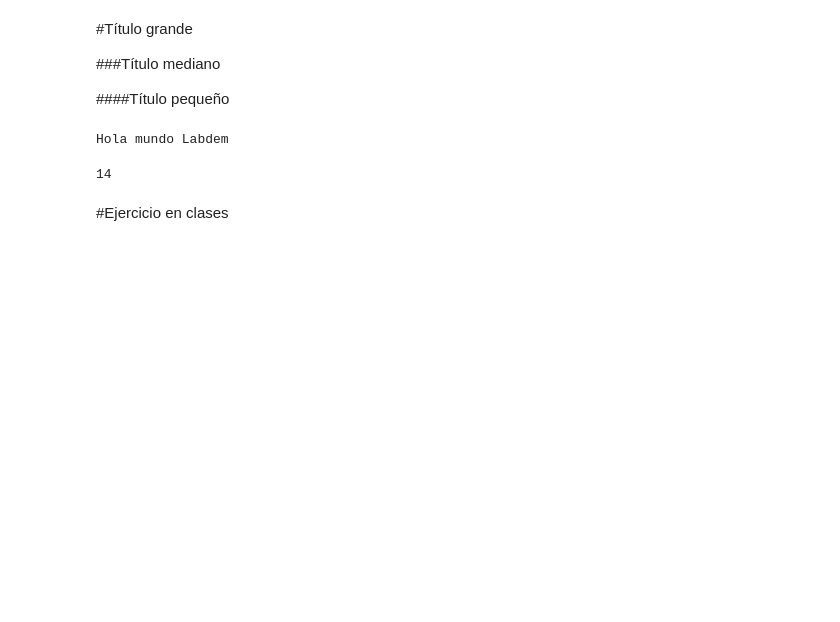
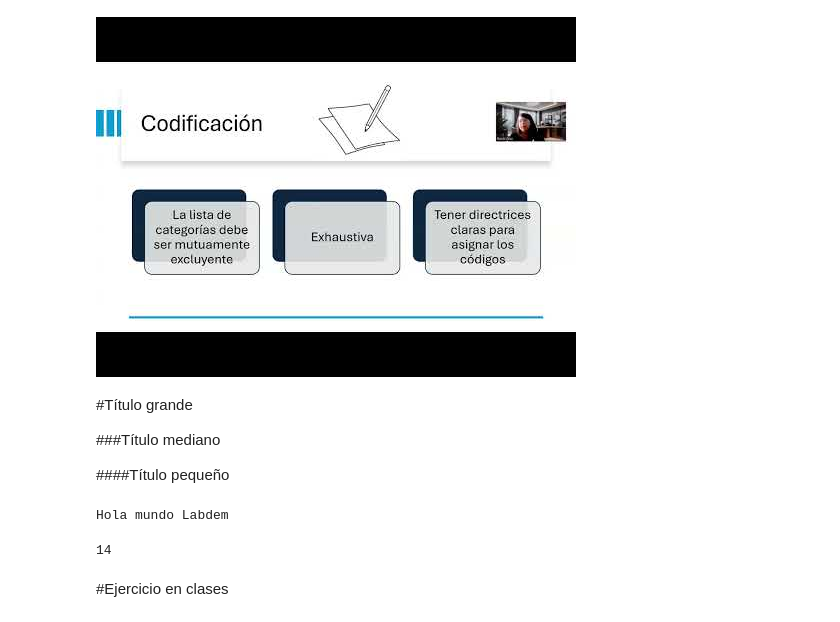
Before and after one commit to rocruzlathrop/retri-social, a Jupyter notebook: Sesión_1_Colab_intro.ipynb, the cells around one changed output. Saved outputs shown, nothing was run; the diff lists cells and outputs as text; code cells hidden in the pictures; blank space fills up the shorter version.

```diff
--- a/Sesión_1_Colab_intro.ipynb
+++ b/Sesión_1_Colab_intro.ipynb
@@ -3,3 +3,11 @@
+# %%
+
+from IPython.display import YouTubeVideo
+
+# Reemplaza el ID del video con el tuyo
+YouTubeVideo('X6kpq8Kr4yE')
+# %% [output]
+[figure, added]
 # %% [markdown]
 #Título grande
 
```
Also changed, not shown: parts of 1 cell of this notebook.
